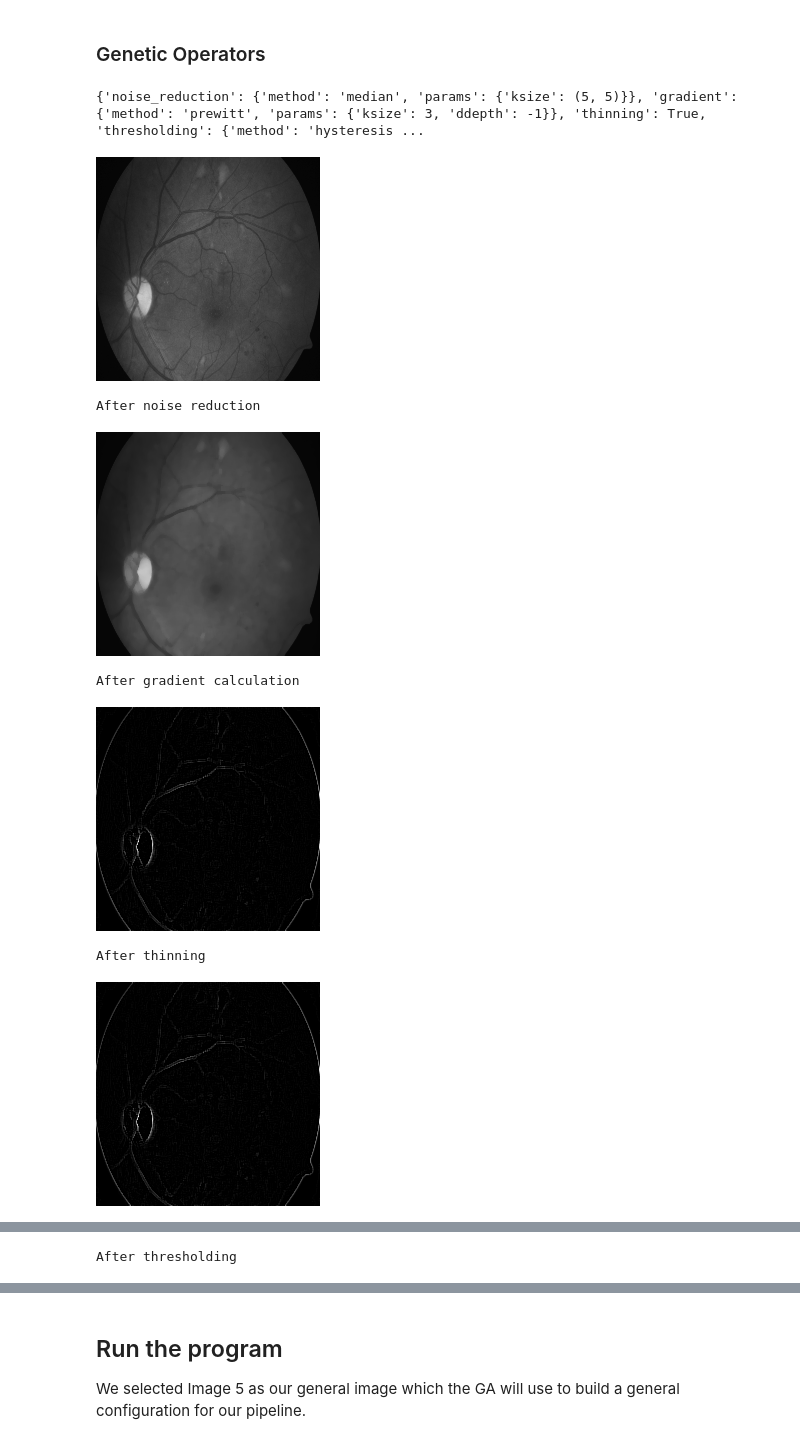
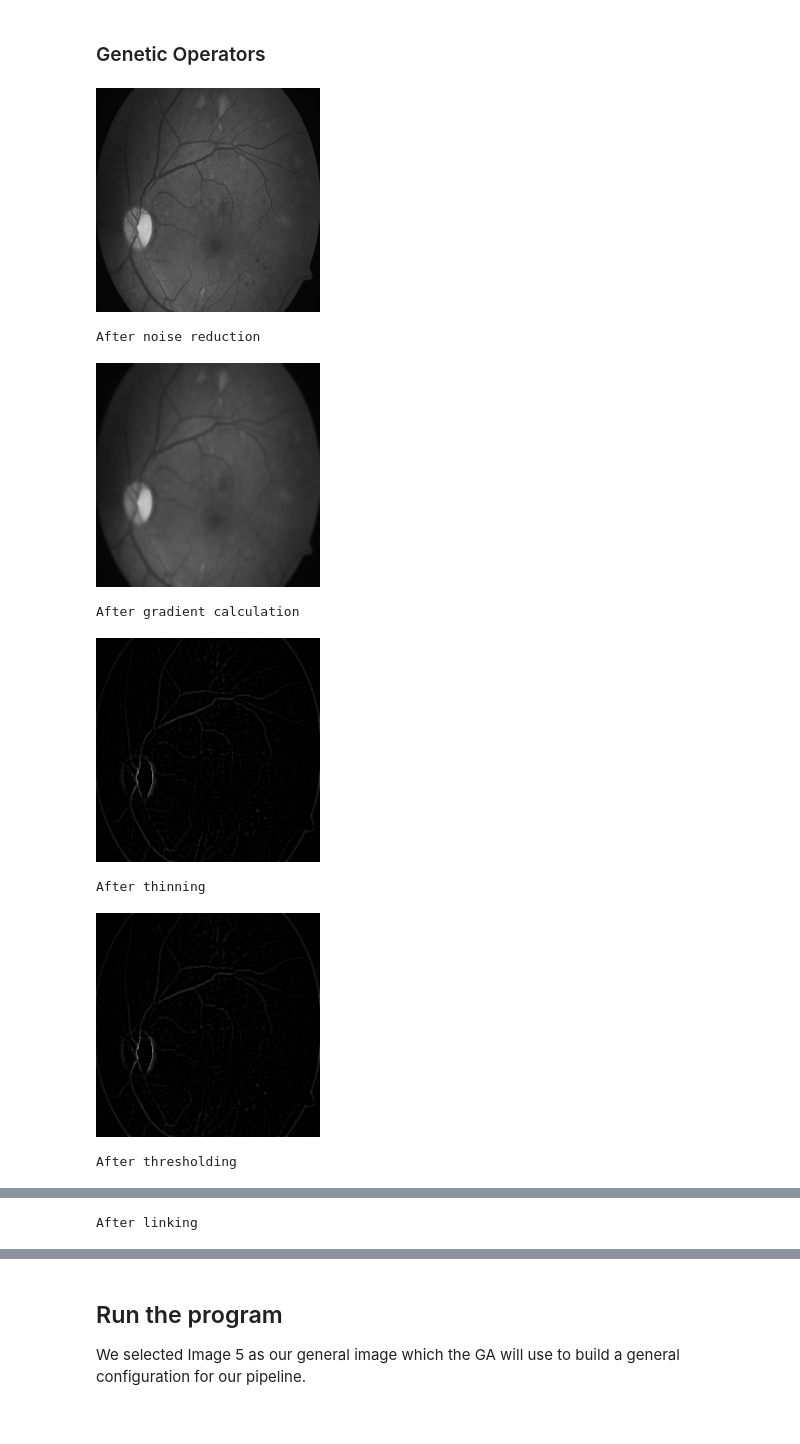
Before and after one commit to JsteReubsSoftware/COS791-Assignment1, a Jupyter notebook: u21457060_COS791_A1.ipynb, the cells around one changed output, grey strips where cells are left out. Saved outputs shown, nothing was run; the diff lists cells and outputs as text; code cells hidden in the pictures.

```diff
--- a/u21457060_COS791_A1.ipynb
+++ b/u21457060_COS791_A1.ipynb
@@ -440,6 +431,9 @@ def region_growing(threshold_edges, seed_points, threshold=10):
     def is_valid(x, y):
         # Check if pixel (x, y) is within the image bounds
         return 0 <= x < threshold_edges.shape[0] and 0 <= y < threshold_edges.shape[1]
+
+    # Assuming threshold_edges is already binary (0 or 255)
+    threshold_edges = (threshold_edges > 0).astype(np.uint8)  # Ensure it's binary
 
     for seed in seed_points:
         stack = [tuple(seed)]  # Initialize stack with the seed point
@@ -455,10 +449,14 @@ def region_growing(threshold_edges, seed_points, threshold=10):
             for dx, dy in [(-1, -1), (-1, 0), (-1, 1), (0, -1), (0, 1), (1, -1), (1, 0), (1, 1)]:
                 nx, ny = x + dx, y + dy
                 if is_valid(nx, ny) and not visited[nx, ny]:
-                    # Ensure threshold comparison includes both absolute and relative measures
-                    if abs(int(threshold_edges[x, y]) - int(threshold_edges[nx, ny])) <= threshold:
+                    # Use binary comparison
+                    if threshold_edges[nx, ny] > 0:
                         stack.append((nx, ny))
 
+    # create linked edges
+    linked_edges = np.zeros_like(threshold_edges, dtype=np.uint8)
+    linked_edges[threshold_edges > 0] = 255
+
     return linked_edges
 # %%
 def apply_prewitt(gray_img):
@@ -815,22 +876,57 @@ def run_GA(image, reference_image, pop_size, generations, cross_rate, mutation_r
 
   return best_pipeline, best_fitness, best_mse, best_psnr, best_ssim, best_sift_sim
 # %%
-np.random.seed(99)
-indv = generate_population(1)[0]
-print(indv)
-indv['gradient']['method'] = 'laplacian'
-indv['linking']['params']['rho'] = 1
-indv['linking']['params']['theta'] = np.pi / 180
+np.random.seed(500)
+indv = {
+    "noise_reduction": {
+        "method": "bilateral",
+        "params": {
+            "ksize": (5, 5),
+            "sigma": 1.5,
+            "d": 5,
+            "sigma_color": 75,
+            "sigma_space": 75
+        }
+    },
+    "gradient": {
+        "method": "laplacian",
+        "params": {
+            "ksize": 3,
+            "ddepth": 6,
+            "do_laplacian": True
+        }
+    },
+    "thinning": True,
+    "thresholding": {
+        "method": "hysteresis",
+        "params": {
+            "low": 10,
+            "high": 255,
+            "max_value": 255,
+            "threshold_type": cv2.THRESH_BINARY
+            # "threshold_type": np.random.choice([cv2.THRESH_BINARY, cv2.THRESH_BINARY_INV, cv2.THRESH_TRUNC, cv2.THRESH_TOZERO, cv2.THRESH_TOZERO_INV])
+        }
+    },
+    "linking": {
+        "method": "region_growing",
+        "params": {
+            "rho": 1,
+            "theta": np.pi / 180,
+            "threshold": 0.03,
+            "seed_points": []
+        }
+    }
+}
 
 cv2_imshow(gray_images[5])
 edges = apply_edge_detection_pipeline(gray_images[5], indv['noise_reduction'], indv['gradient'], indv['thinning'], indv['thresholding'], indv['linking'])
 print(edges.shape)
 # %% [output]
+[figure]
-{'noise_reduction': {'method': 'median', 'params': {'ksize': (5, 5)}}, 'gradient': {'method': 'prewitt', 'params': {'ksize': 3, 'ddepth': -1}}, 'thinning': True, 'thresholding': {'method': 'hysteresis ...
+After noise reduction
-[figure]
+[figure]
-After noise reduction
+After gradient calculation
-[figure]
+[figure, new version]
-After gradient calculation
+After thinning
-[figure, old version]
+[figure, new version]
-After thinning
+After thresholding
-[figure, old version]
@@ -837 +934 @@ After thinning
-After thresholding
+After linking
```
Also changed, not shown: parts of 10 cells of this notebook.
